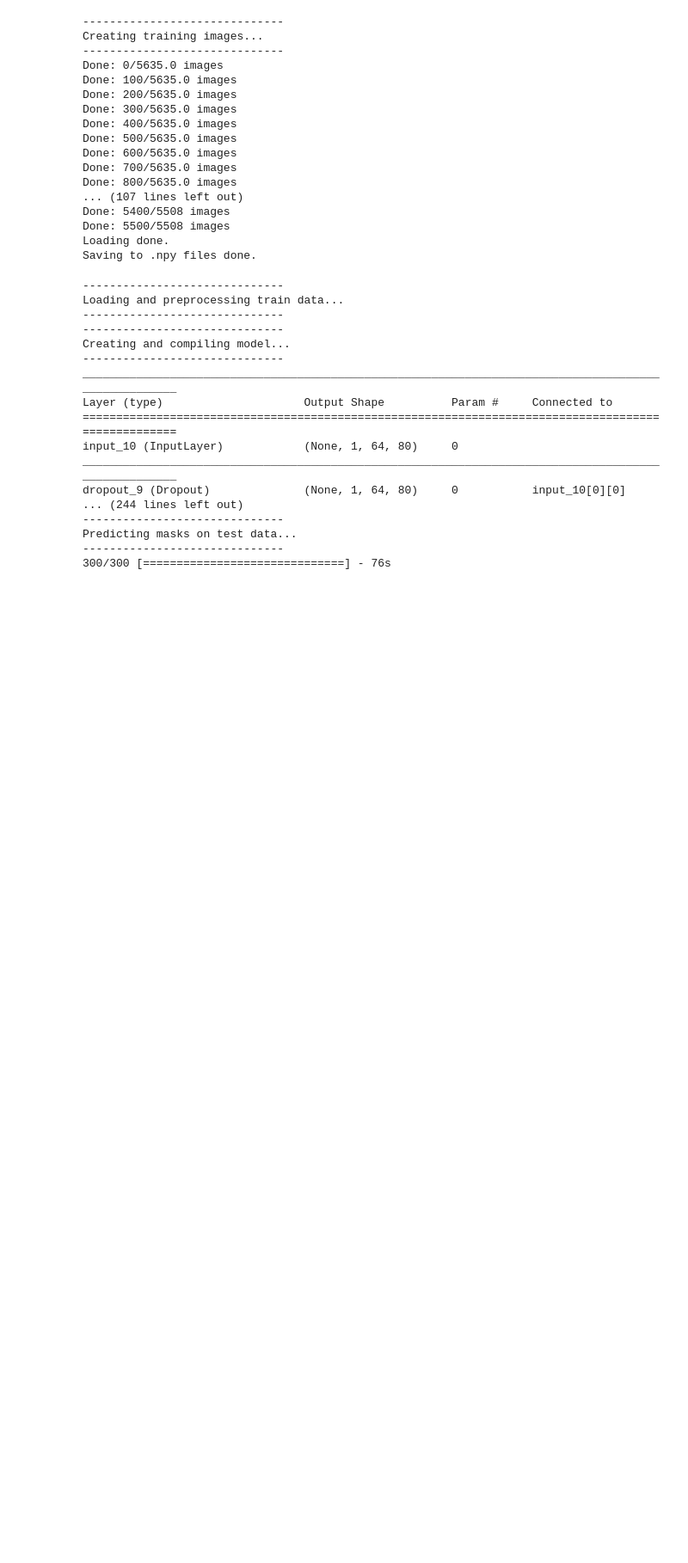
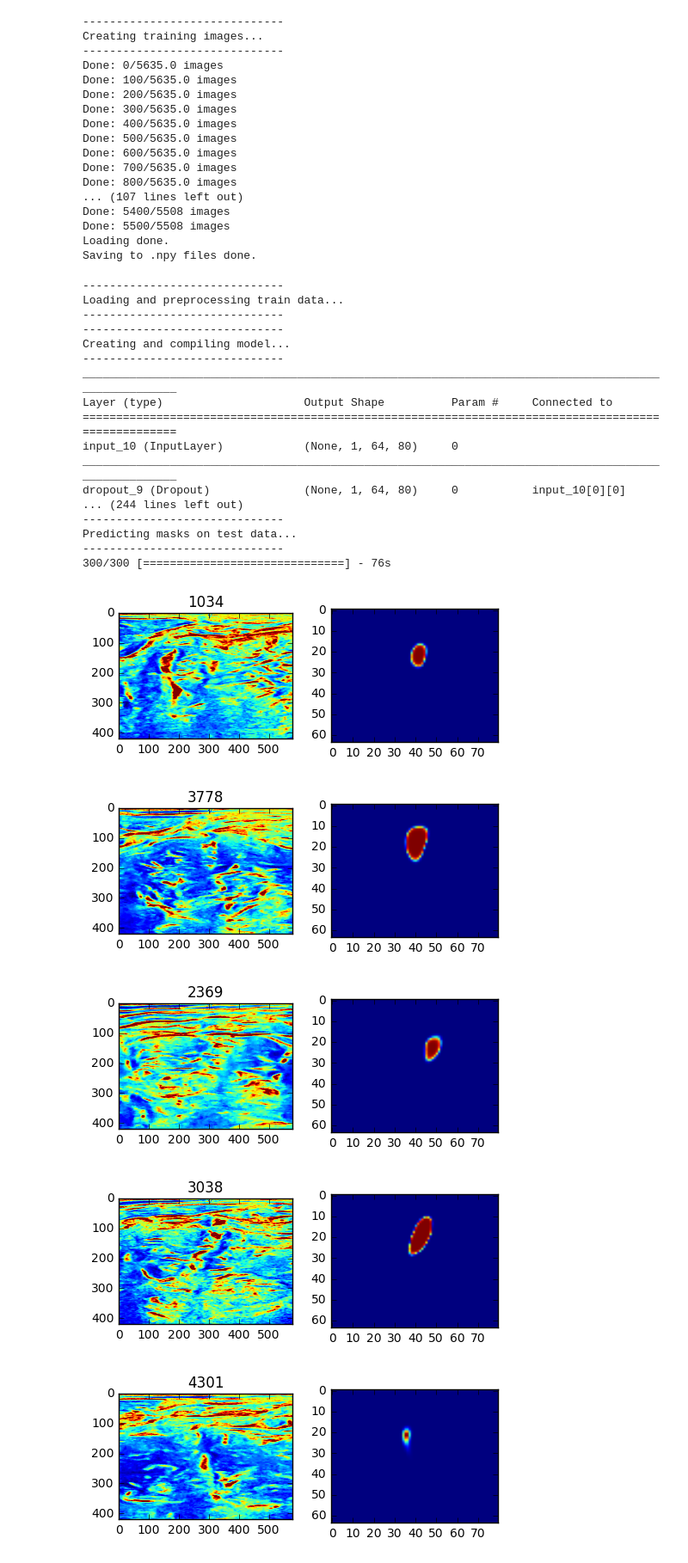
Before and after one commit to sneharavi12/DeepLearning-Midterm, a Jupyter notebook: Train and Predict Models/Unet - G2 with Augmentation.ipynb, the cells around one changed output. Shown at 86% size. Saved outputs shown, nothing was run; the diff lists cells and outputs as text; code cells hidden in the pictures; blank space fills up the shorter version.

```diff
--- a/Train and Predict Models/Unet - G2 with Augmentation.ipynb
+++ b/Train and Predict Models/Unet - G2 with Augmentation.ipynb
@@ -338,22 +338,29 @@ def dice_coef_loss(y_true, y_pred):
 # %%
 from matplotlib.pyplot import imshow
 from matplotlib import pyplot
+import numpy as np
 imgs_test = np.load("imgs_test.npy")
-
+imgs_test_id = np.load("imgs_id_test.npy")
 imgs_mask_test_augment = np.load("imgs_mask_test_augment.npy")
 
 imgs_mask_test_augment = imgs_mask_test_augment.astype('float32')
 
 #imgs_mask_test_augment -= mean
 #imgs_mask_test_augment /= std
 imgs_mask_test_augment /= 255.  # scale masks to [0, 1]
 
 import pylab as pl
 for i in range(5):
     pl.figure(figsize=(12, 2))
     pl.subplot(142)
-    pl.title('Test')
+    pl.title(imgs_test_id[i])
     pl.imshow(imgs_test[i].squeeze())
     pl.subplot(143)
     pl.imshow(imgs_mask_test_augment[i].squeeze())
     pyplot.show()
+# %% [output]
+[figure, added]
+[figure, added]
+[figure, added]
+[figure, added]
+[figure, added]
```
Also changed, not shown: parts of 3 cells of this notebook, 2 other files.
